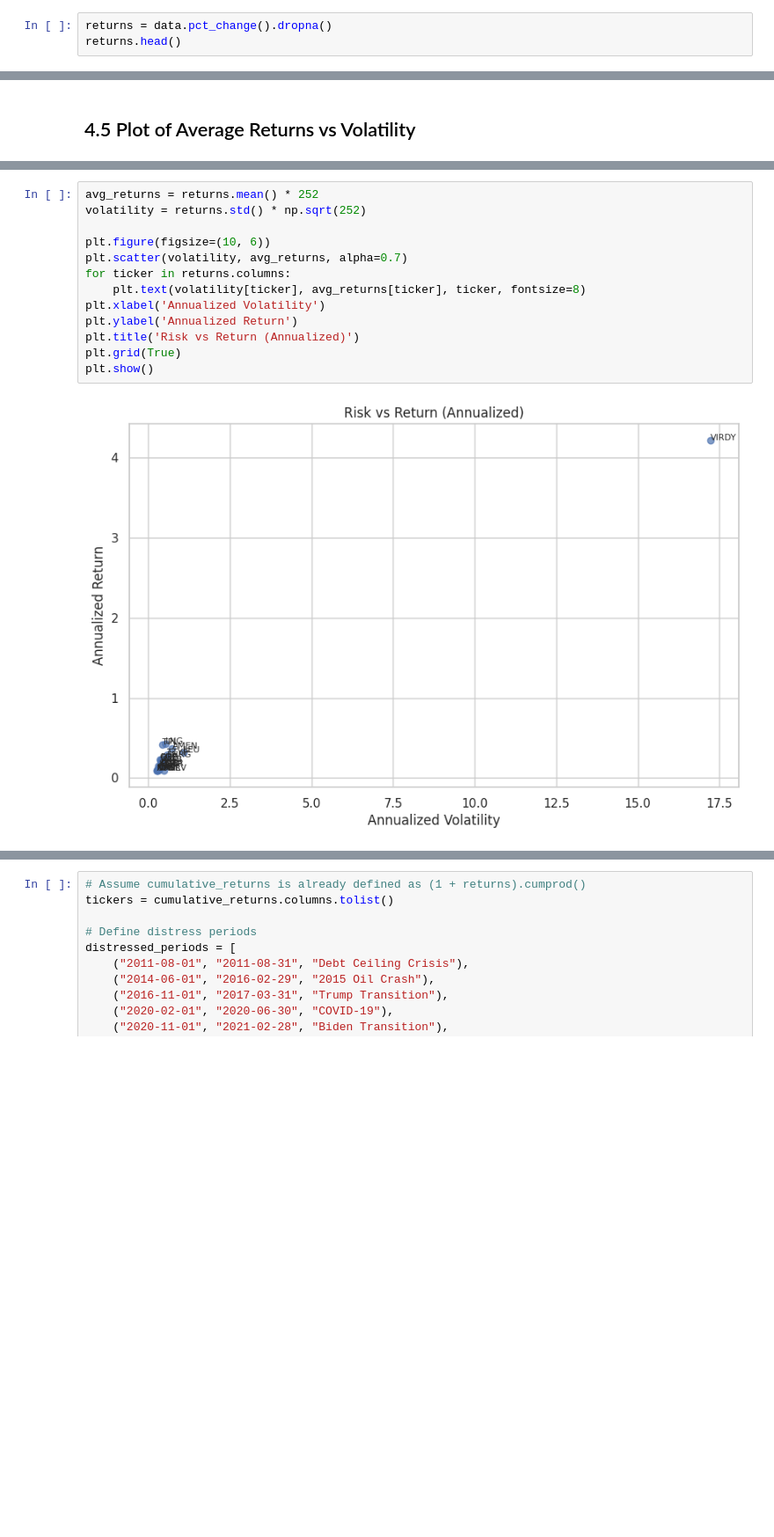
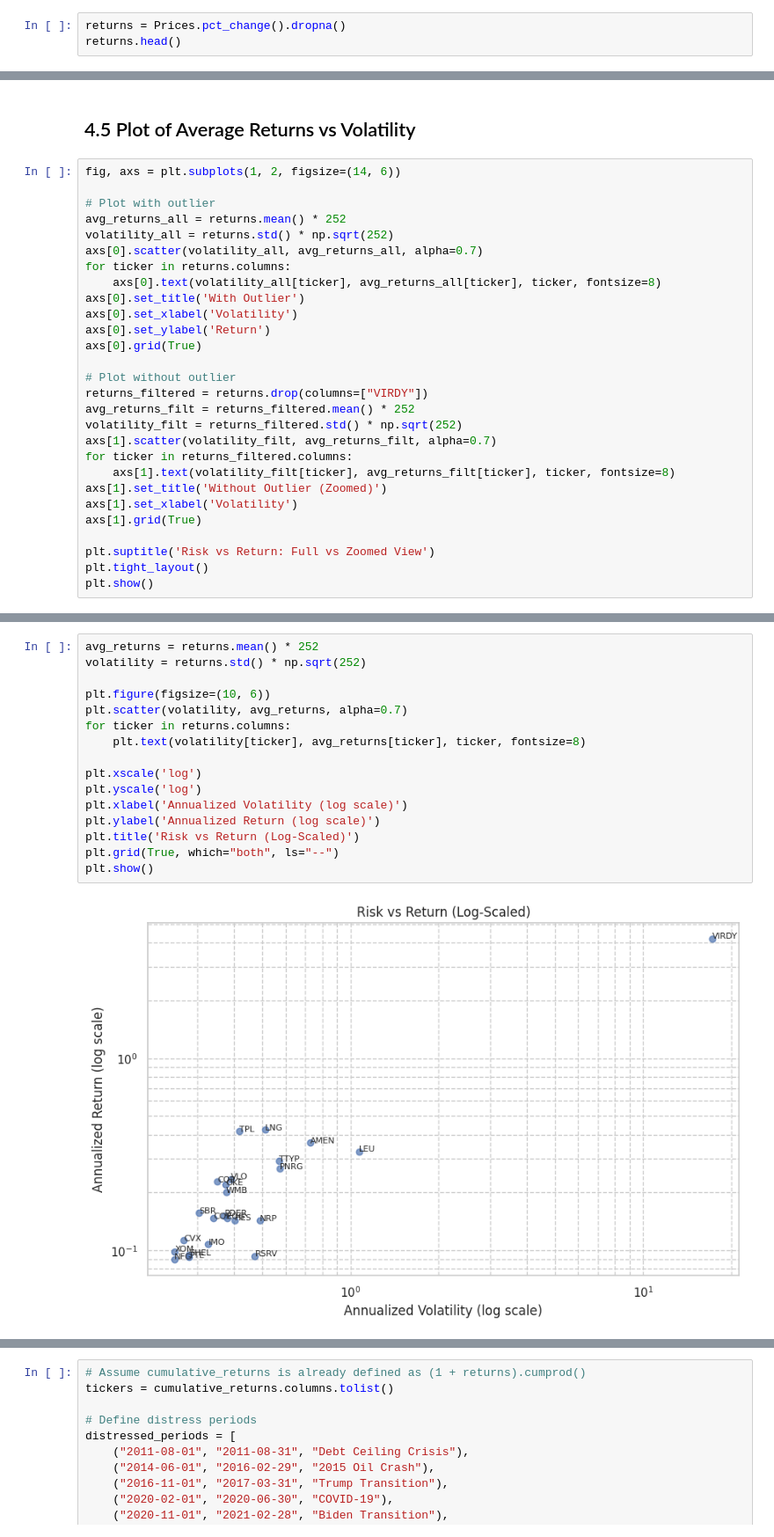
Before and after one commit to TechDeo/MScFE-Capstone-Group-9192, a Jupyter notebook: CAPSTONE_NOTEBOOK_1.ipynb, the cells around one changed output, grey strips where cells are left out. Shown at 88% size. Saved outputs shown, nothing was run; the diff lists cells and outputs as text; blank space fills up the shorter version.

```diff
--- a/CAPSTONE_NOTEBOOK_1.ipynb
+++ b/CAPSTONE_NOTEBOOK_1.ipynb
@@ -62,7 +107,7 @@ Remaining tickers after filtering: ['AMEN', 'COP', 'CQP', 'CVX', 'EOG', 'HES', '
 # %% [markdown]
 ## Step 3: Calculate Daily Returns
 # %%
-returns = data.pct_change().dropna()
+returns = Prices.pct_change().dropna()
 returns.head()
 # %% [output]
 | Ticker | AMEN | COP | CQP | CVX | EOG | HES | IMO | LEU | LNG | NFG | ... | ... |
@@ -177,2 +287,30 @@ plt.show()
 # %% [markdown]
 ## 4.5 Plot of Average Returns vs Volatility
+# %%
+fig, axs = plt.subplots(1, 2, figsize=(14, 6))
+
+# Plot with outlier
+avg_returns_all = returns.mean() * 252
+volatility_all = returns.std() * np.sqrt(252)
+axs[0].scatter(volatility_all, avg_returns_all, alpha=0.7)
+for ticker in returns.columns:
+    axs[0].text(volatility_all[ticker], avg_returns_all[ticker], ticker, fontsize=8)
+axs[0].set_title('With Outlier')
+axs[0].set_xlabel('Volatility')
+axs[0].set_ylabel('Return')
+axs[0].grid(True)
+
+# Plot without outlier
+returns_filtered = returns.drop(columns=["VIRDY"])
+avg_returns_filt = returns_filtered.mean() * 252
+volatility_filt = returns_filtered.std() * np.sqrt(252)
+axs[1].scatter(volatility_filt, avg_returns_filt, alpha=0.7)
+for ticker in returns_filtered.columns:
+    axs[1].text(volatility_filt[ticker], avg_returns_filt[ticker], ticker, fontsize=8)
+axs[1].set_title('Without Outlier (Zoomed)')
+axs[1].set_xlabel('Volatility')
+axs[1].grid(True)
+
+plt.suptitle('Risk vs Return: Full vs Zoomed View')
+plt.tight_layout()
+plt.show()
@@ -179,18 +319,21 @@ plt.show()
 # %%
 avg_returns = returns.mean() * 252
 volatility = returns.std() * np.sqrt(252)
 
 plt.figure(figsize=(10, 6))
 plt.scatter(volatility, avg_returns, alpha=0.7)
 for ticker in returns.columns:
     plt.text(volatility[ticker], avg_returns[ticker], ticker, fontsize=8)
-plt.xlabel('Annualized Volatility')
-plt.ylabel('Annualized Return')
-plt.title('Risk vs Return (Annualized)')
-plt.grid(True)
+
+plt.xscale('log')
+plt.yscale('log')
+plt.xlabel('Annualized Volatility (log scale)')
+plt.ylabel('Annualized Return (log scale)')
+plt.title('Risk vs Return (Log-Scaled)')
+plt.grid(True, which="both", ls="--")
 plt.show()
 # %% [output]
-[figure, old version]
+[figure, new version]
 # %%
 avg_returns.sort_values().plot(kind='bar', color='skyblue', title="Yearly Return")
 # %% [output]
```
Also changed, not shown: parts of 26 cells of this notebook.
